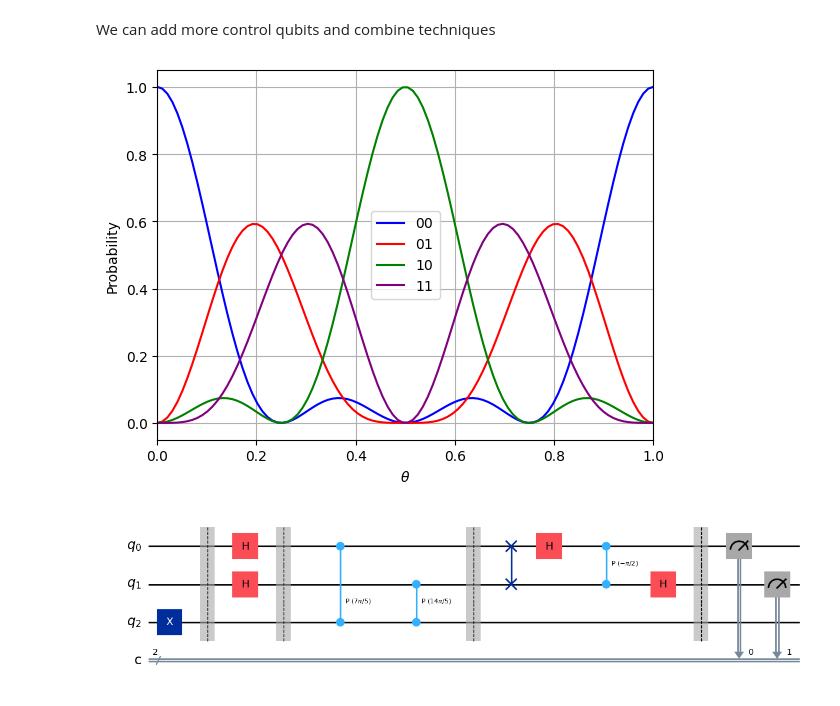
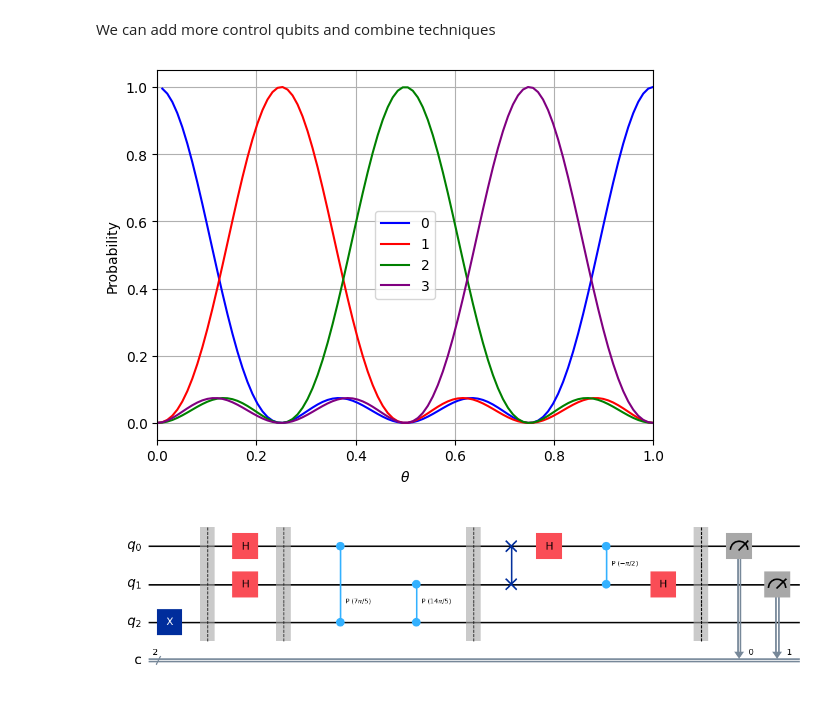
Before and after one commit to jesan-velazquez-resendiz/getting_started_qiskit, a Jupyter notebook: notebooks/01b_phase_estimation_factoring.ipynb, the cells around one changed output. Drawn from its saved outputs; the diff is of its cells as text; code cells hidden in the pictures.

Commit message:
shor's algorithm and phase estimation

```diff
--- a/notebooks/01b_phase_estimation_factoring.ipynb
+++ b/notebooks/01b_phase_estimation_factoring.ipynb
@@ -139,31 +146,35 @@ P1=sin(2*pi * 0.7)**2 = 0.9045
 # %% [markdown]
 We can add more control qubits and combine techniques
 # %%
+# function of Py
+def py(theta, m, y):
+    return 1/16 * (sin(2**m * pi* (theta - y/2**m))**2)/(sin(pi* (theta - y/2**m))**2)
+
 # values of the probability
 values = linspace(0,1,100)
-p00 = [(cos(pi*theta)**2 * cos(2*pi*theta)**2) for theta in values]
-p01 = [cos(pi*theta)**2 * sin(2*pi*theta)**2 for theta in values]
-p10 = [cos(2*pi*theta)**2 * sin(pi*theta)**2 for theta in values]
-p11 = [(sin(pi*theta)**2 * sin(2*pi*theta)**2) for theta in values]
-
+p0 = [py(theta, 2, 0) for theta in values]
+p1 = [py(theta, 2, 1) for theta in values]
+p2 = [py(theta, 2, 2) for theta in values]
+p3 = [py(theta, 2, 3) for theta in values]
 
 
 
 # plot
 fig, ax = plt.subplots()
 
-ax.plot(values, p00, lw=1.5, color='blue', label='$00$')
-ax.plot(values, p01, lw=1.5, color='red', label='$01$')
-ax.plot(values, p10, lw=1.5, color='green', label='$10$')
-ax.plot(values, p11, lw=1.5, color='purple', label='$11$')
+ax.plot(values, p0, lw=1.5, color='blue', label='$0$')
+ax.plot(values, p1, lw=1.5, color='red', label='$1$')
+ax.plot(values, p2, lw=1.5, color='green', label='$2$')
+ax.plot(values, p3, lw=1.5, color='purple', label='$3$')
 ax.set_xlabel('$\\theta$')
 ax.set_ylabel('Probability')
 ax.set_xlim([0,1])
 #ax.set_ylim([-0.01,1.01])
 ax.legend()
 ax.grid()
+fig.savefig('../figs/phase-estimation-and-factoring-P-3cU-more-qubits.png', dpi=77, bbox_inches='tight')
 # %% [output]
-[figure, old version]
+[figure, new version]
 # %%
 theta = 0.7
 
```
Also changed, not shown: parts of 17 cells of this notebook, 4 other files.
